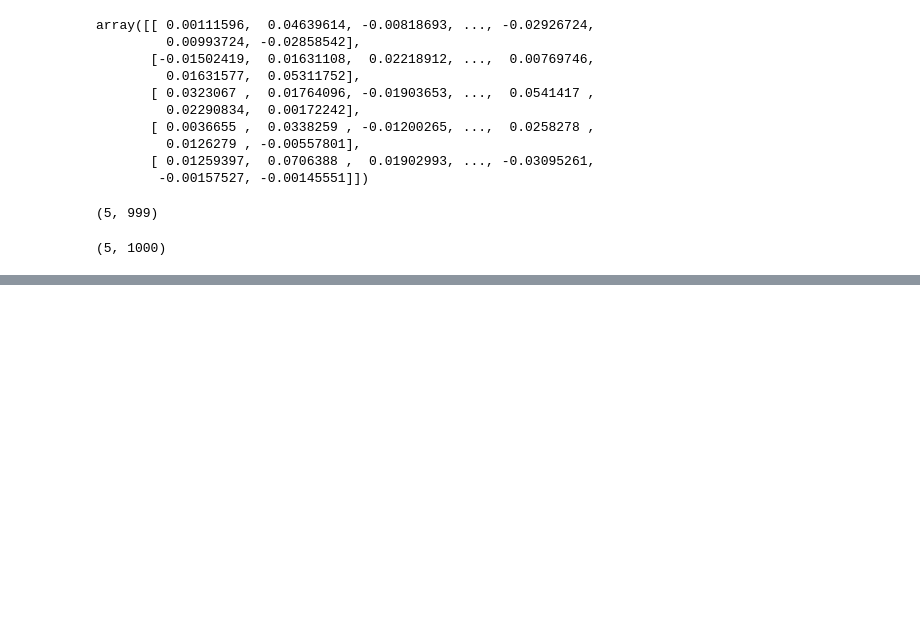
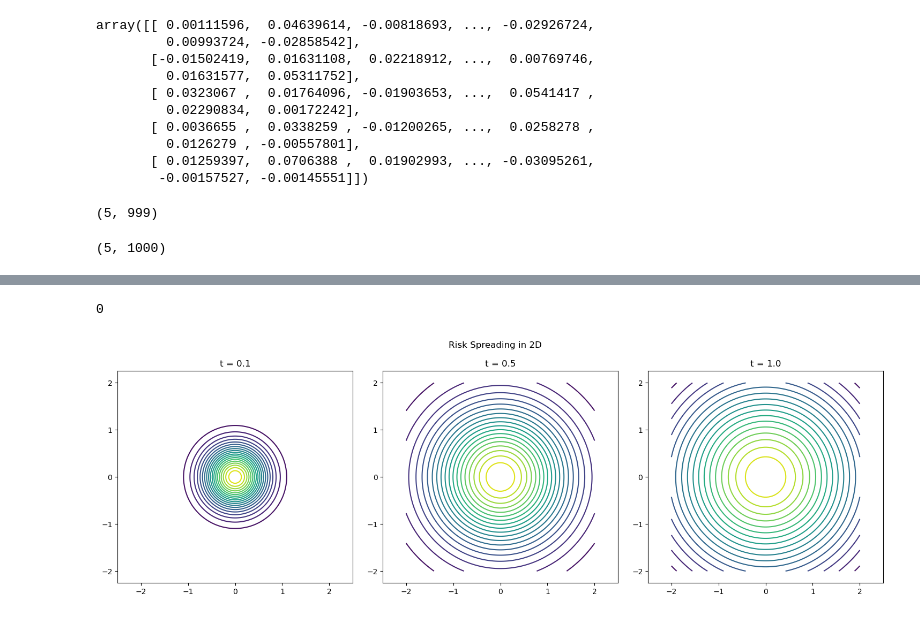
Before and after one commit to muntazirabidi/quant-finance, a Jupyter notebook: learning_notes/Finance/Code/brownian_motion.ipynb, the cells around one changed output, grey strips where cells are left out. Drawn from its saved outputs; the diff is of its cells as text; code cells hidden in the pictures; blank space fills up the shorter version.

```diff
--- a/learning_notes/Finance/Code/brownian_motion.ipynb
+++ b/learning_notes/Finance/Code/brownian_motion.ipynb
@@ -593,0 +631,55 @@ W.shape
+# %%
+
+from sympy import symbols, diff, exp, pi
+import sympy as sp
+
+def verify_diffusion_equation():
+    """
+    Symbolic verification that Gaussian satisfies diffusion equation
+    """
+    # Define symbols
+    x, y, t, D = symbols('x y t D')
+
+    # Define Green's function
+    G = (1/(4*pi*D*t)) * exp(-(x**2 + y**2)/(4*D*t))
+
+    # Calculate derivatives
+    dt = diff(G, t)
+    dx2 = diff(G, x, 2)
+    dy2 = diff(G, y, 2)
+
+    # Check if equation is satisfied
+    equation = dt - D*(dx2 + dy2)
+
+    return sp.simplify(equation)
+
+# Verify equation is satisfied (should return 0)
+print(verify_diffusion_equation())
+# %% [output]
+0
+# %%
+def visualize_risk_spreading():
+    """
+    Visualize how initial point risk spreads in 2D over time
+    """
+    fig, axes = plt.subplots(1, 3, figsize=(15, 5))
+    times = [0.1, 0.5, 1.0]
+
+    x = np.linspace(-2, 2, 100)
+    y = np.linspace(-2, 2, 100)
+    X, Y = np.meshgrid(x, y)
+
+    for i, t in enumerate(times):
+        G = (1/(4*np.pi*t)) * np.exp(-(X**2 + Y**2)/(4*t))
+
+        axes[i].contour(X, Y, G, levels=20)
+        axes[i].set_title(f't = {t}')
+        axes[i].axis('equal')
+
+    plt.suptitle('Risk Spreading in 2D')
+    plt.tight_layout()
+    plt.show()
+
+visualize_risk_spreading()
+# %% [output]
+[figure, added]
```
Also changed, not shown: parts of 1 cell of this notebook, 2 other files.
